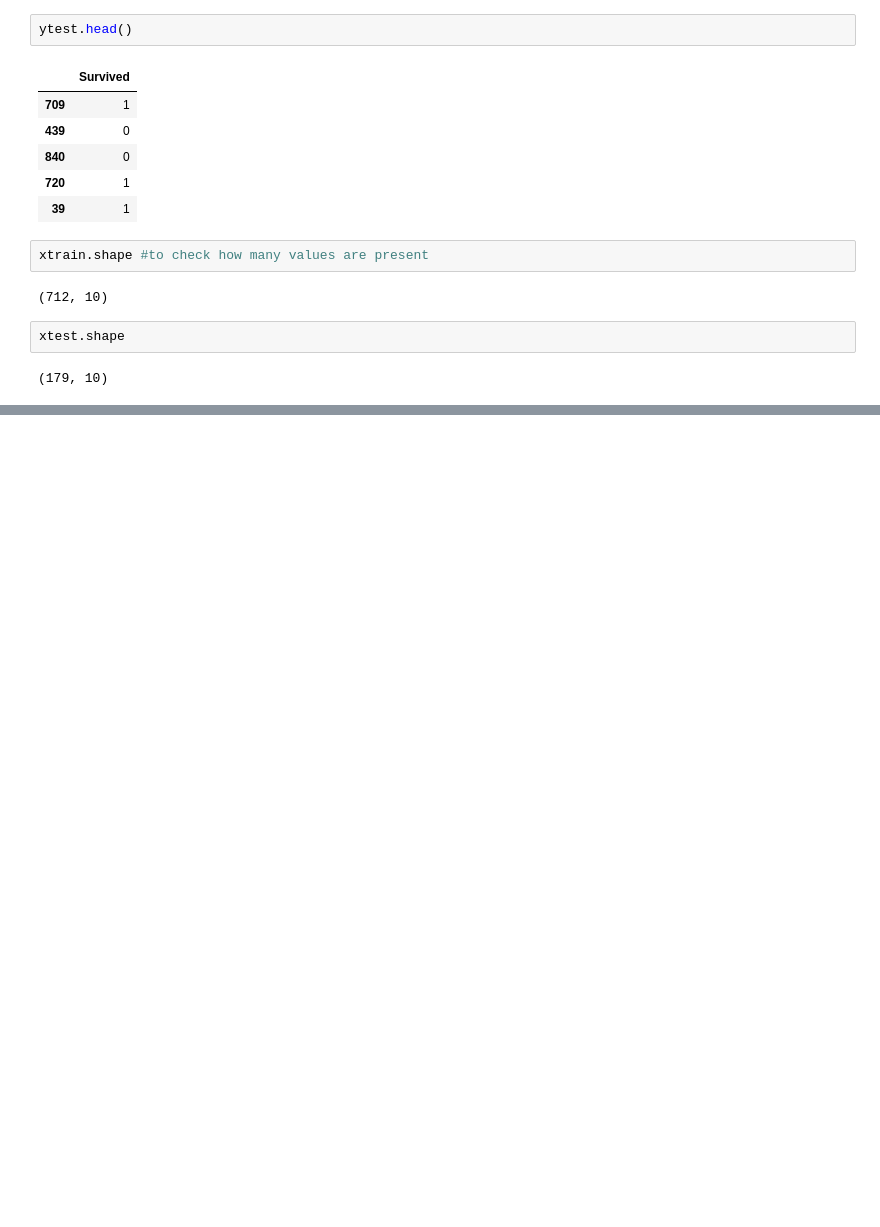
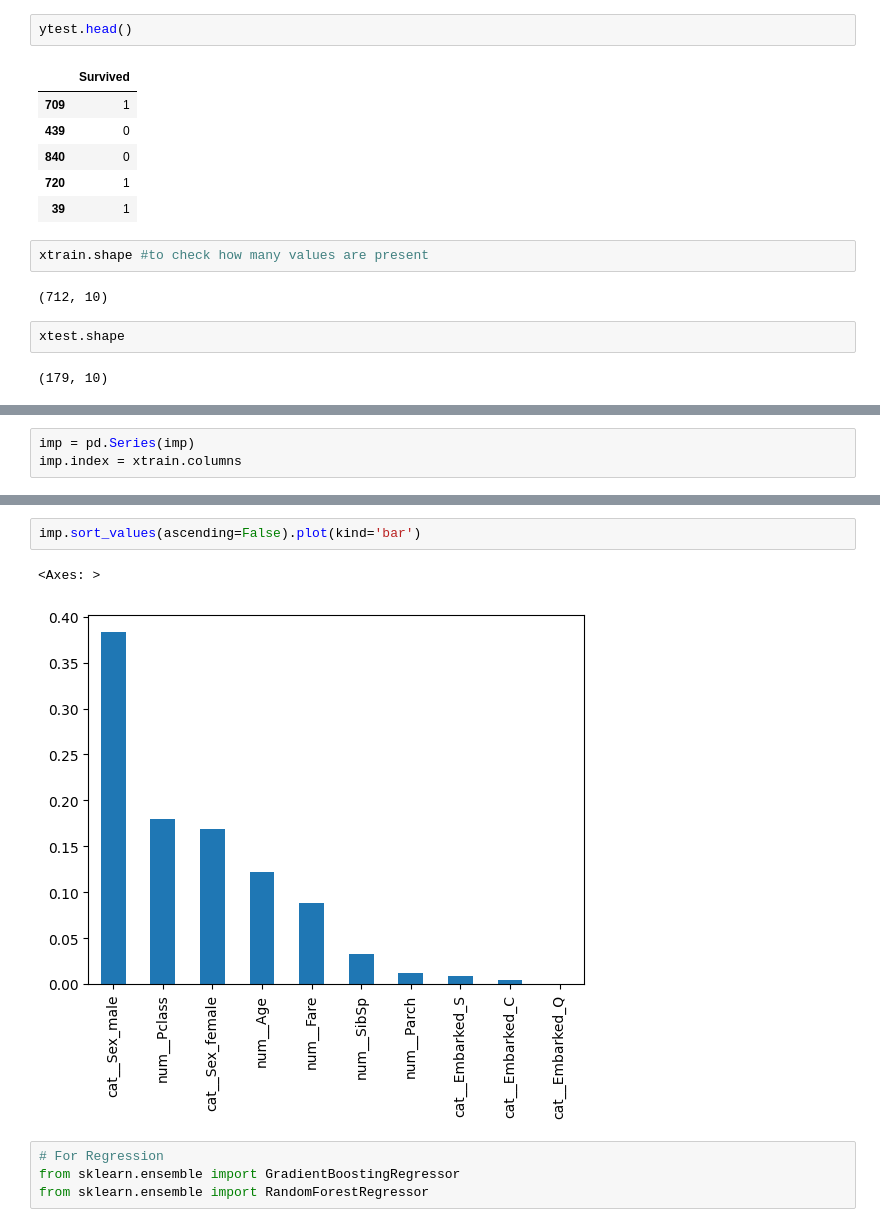
Before and after one commit to ShwetaAKS/Machine-Learning-, a Jupyter notebook: Ensembles/ensemble.ipynb, the cells around one changed output, grey strips where cells are left out. Drawn from its saved outputs; the diff is of its cells as text; blank space fills up the shorter version.

Commit message:
'ensembles'

```diff
--- a/Ensembles/ensemble.ipynb
+++ b/Ensembles/ensemble.ipynb
@@ -208,0 +571,3 @@ rfc = Random
+# %%
+imp = pd.Series(imp)
+imp.index = xtrain.columns
@@ -208,0 +588,9 @@ rfc = Random
+# %%
+imp.sort_values(ascending=False).plot(kind='bar')
+# %% [output]
+<Axes: >
+[figure, added]
+# %%
+# For Regression
+from sklearn.ensemble import GradientBoostingRegressor
+from sklearn.ensemble import RandomForestRegressor
```
Also changed, not shown: parts of 56 cells of this notebook, 1 other file.
